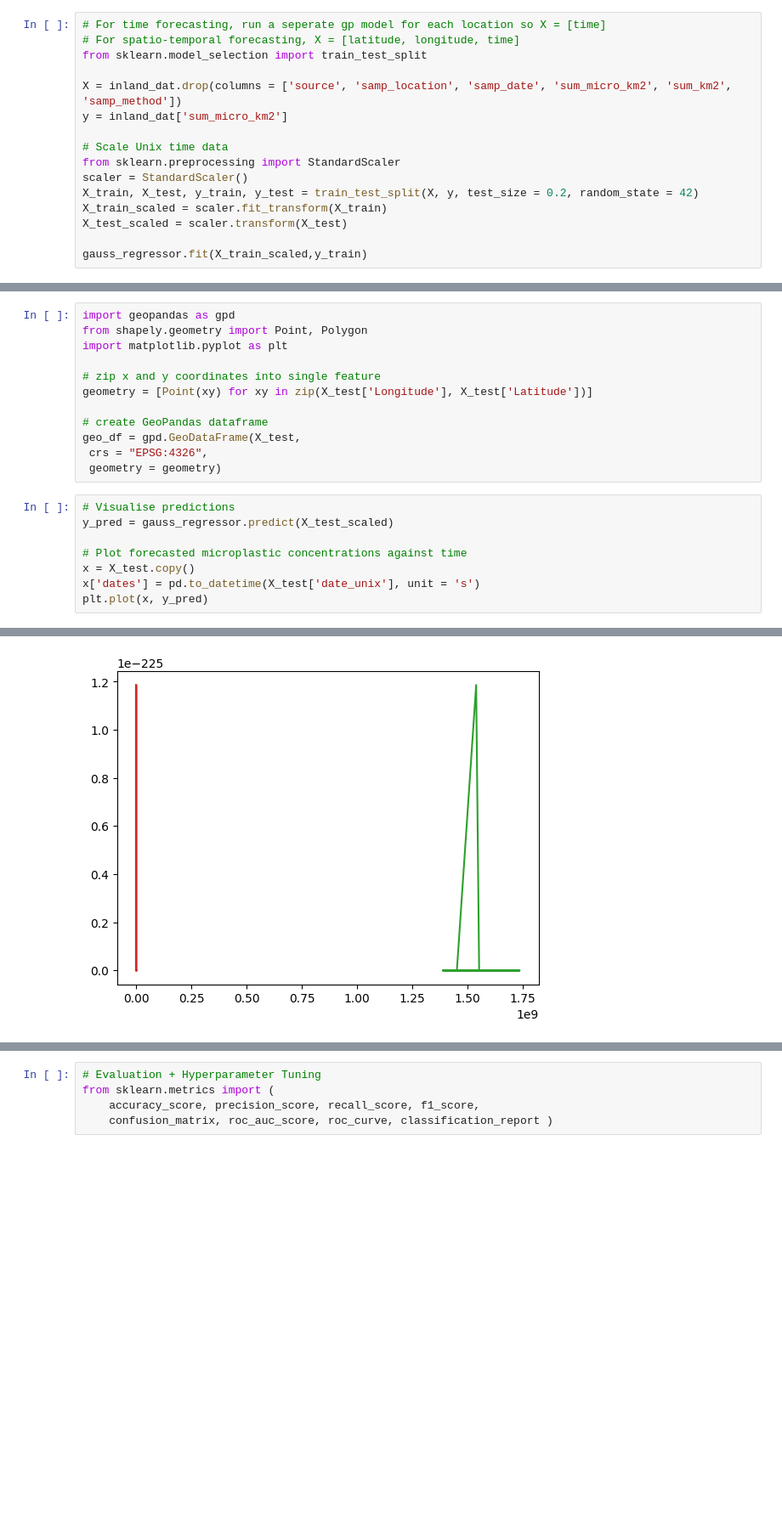
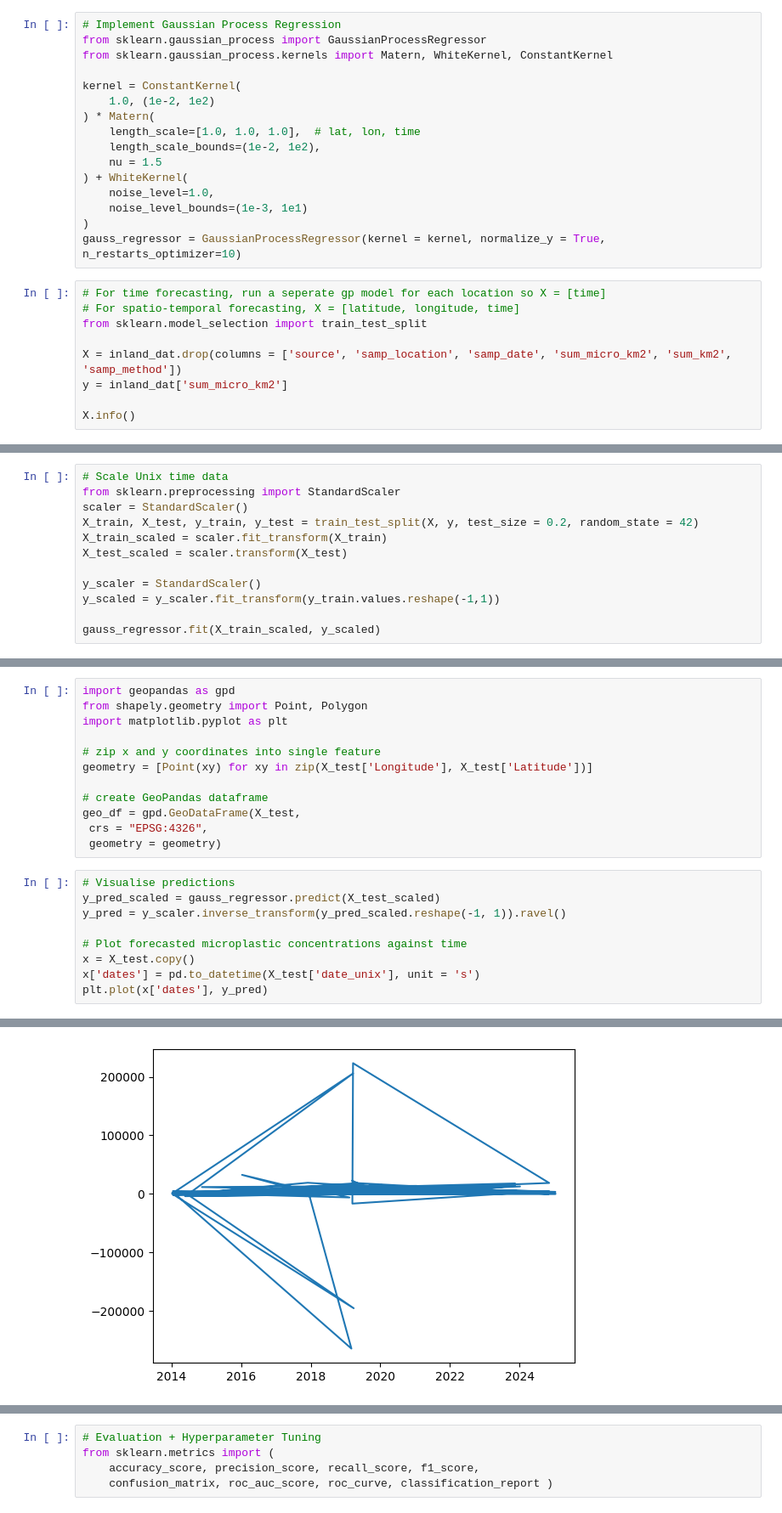
Before and after one commit to fonkerina/Microplastic-Tracker, a Jupyter notebook: MAIN.ipynb, the cells around one changed output, grey strips where cells are left out. Shown at 85% size. Drawn from its saved outputs; the diff is of its cells as text; blank space fills up the shorter version.

Commit message:
Established suitable kernel and extracted predictions for comparison

```diff
--- a/MAIN.ipynb
+++ b/MAIN.ipynb
@@ -740,3 +753,19 @@ inland_dat.head()
+# %%
+# Implement Gaussian Process Regression
+from sklearn.gaussian_process import GaussianProcessRegressor
+from sklearn.gaussian_process.kernels import Matern, WhiteKernel, ConstantKernel
+
+kernel = ConstantKernel(
+    1.0, (1e-2, 1e2)
+) * Matern(
+    length_scale=[1.0, 1.0, 1.0],  # lat, lon, time
+    length_scale_bounds=(1e-2, 1e2),
+    nu = 1.5
+) + WhiteKernel(
+    noise_level=1.0,
+    noise_level_bounds=(1e-3, 1e1)
+)
+gauss_regressor = GaussianProcessRegressor(kernel = kernel, normalize_y = True, n_restarts_optimizer=10)
 # %%
 # For time forecasting, run a seperate gp model for each location so X = [time]
 # For spatio-temporal forecasting, X = [latitude, longitude, time]
@@ -745,12 +774,5 @@ from sklearn.model_selection import train_test_split
 X = inland_dat.drop(columns = ['source', 'samp_location', 'samp_date', 'sum_micro_km2', 'sum_km2', 'samp_method'])
 y = inland_dat['sum_micro_km2']
 
-# Scale Unix time data
-from sklearn.preprocessing import StandardScaler
-scaler = StandardScaler()
-X_train, X_test, y_train, y_test = train_test_split(X, y, test_size = 0.2, random_state = 42)
-X_train_scaled = scaler.fit_transform(X_train)
-X_test_scaled = scaler.transform(X_test)
-
-gauss_regressor.fit(X_train_scaled,y_train)
+X.info()
 # %% [output]
@@ -758,0 +789,12 @@ GaussianProcessRegressor(kernel=1**2 * Matern(length_scale=1, nu=2.5),
+# %%
+# Scale Unix time data
+from sklearn.preprocessing import StandardScaler
+scaler = StandardScaler()
+X_train, X_test, y_train, y_test = train_test_split(X, y, test_size = 0.2, random_state = 42)
+X_train_scaled = scaler.fit_transform(X_train)
+X_test_scaled = scaler.transform(X_test)
+
+y_scaler = StandardScaler()
+y_scaled = y_scaler.fit_transform(y_train.values.reshape(-1,1))
+
+gauss_regressor.fit(X_train_scaled, y_scaled)
@@ -770,10 +815,11 @@ geo_df = gpd.GeoDataFrame(X_test,
  geometry = geometry)
 # %%
 # Visualise predictions
-y_pred = gauss_regressor.predict(X_test_scaled)
+y_pred_scaled = gauss_regressor.predict(X_test_scaled)
+y_pred = y_scaler.inverse_transform(y_pred_scaled.reshape(-1, 1)).ravel()
 
 # Plot forecasted microplastic concentrations against time
 x = X_test.copy()
 x['dates'] = pd.to_datetime(X_test['date_unix'], unit = 's')
-plt.plot(x, y_pred)
+plt.plot(x['dates'], y_pred)
 # %% [output]
@@ -784 +827 @@ plt.plot(x, y_pred)
-[figure, old version]
+[figure, new version]
```
Also changed, not shown: parts of 15 cells of this notebook.
